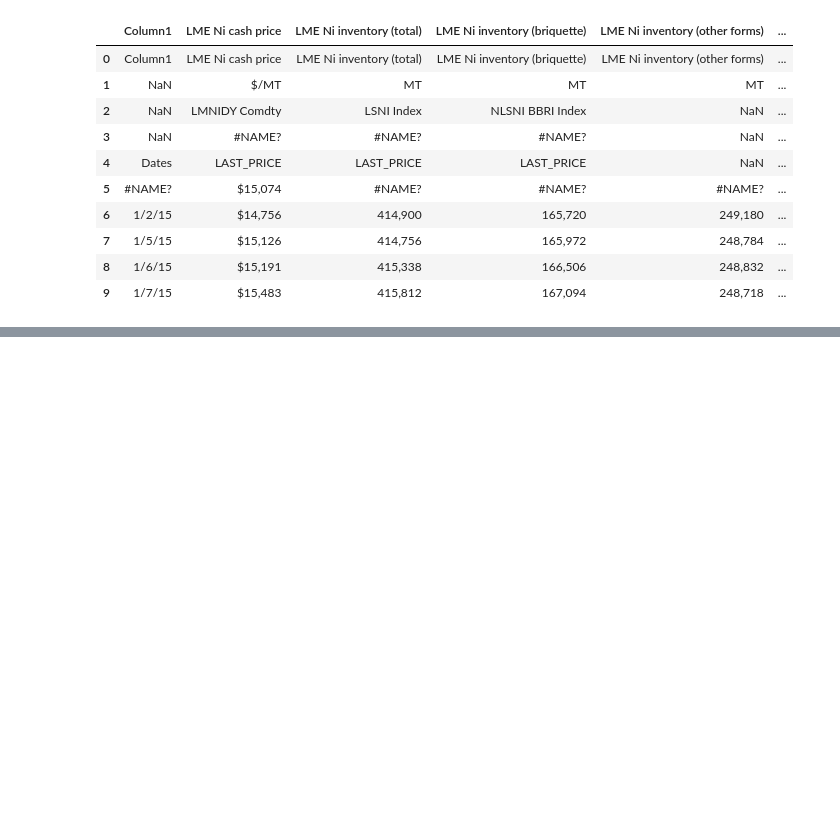
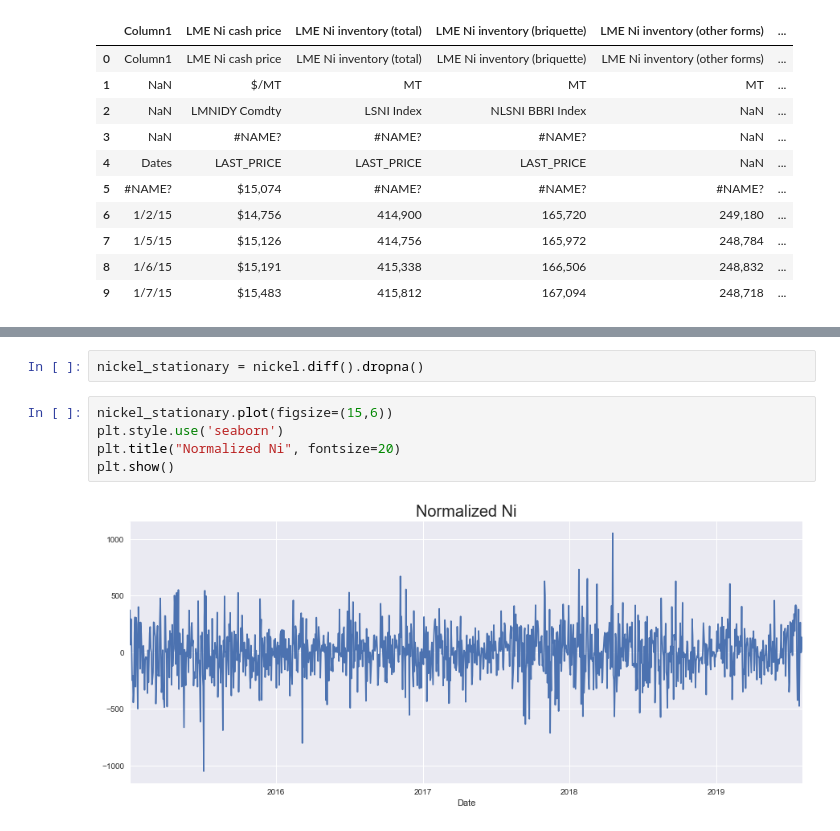
Before and after one commit to chiemiko/metals-research, a Jupyter notebook: ARIMA practice.ipynb, the cells around one changed output, grey strips where cells are left out. Saved outputs shown, nothing was run; the diff lists cells and outputs as text; blank space fills up the shorter version.

```diff
--- a/ARIMA practice.ipynb
+++ b/ARIMA practice.ipynb
@@ -31,0 +161,9 @@ df.head()
+# %%
+nickel_stationary = nickel.diff().dropna()
+# %%
+nickel_stationary.plot(figsize=(15,6))
+plt.style.use('seaborn')
+plt.title("Normalized Ni", fontsize=20)
+plt.show()
+# %% [output]
+[figure, added]
```
Also changed, not shown: parts of 34 cells of this notebook.
